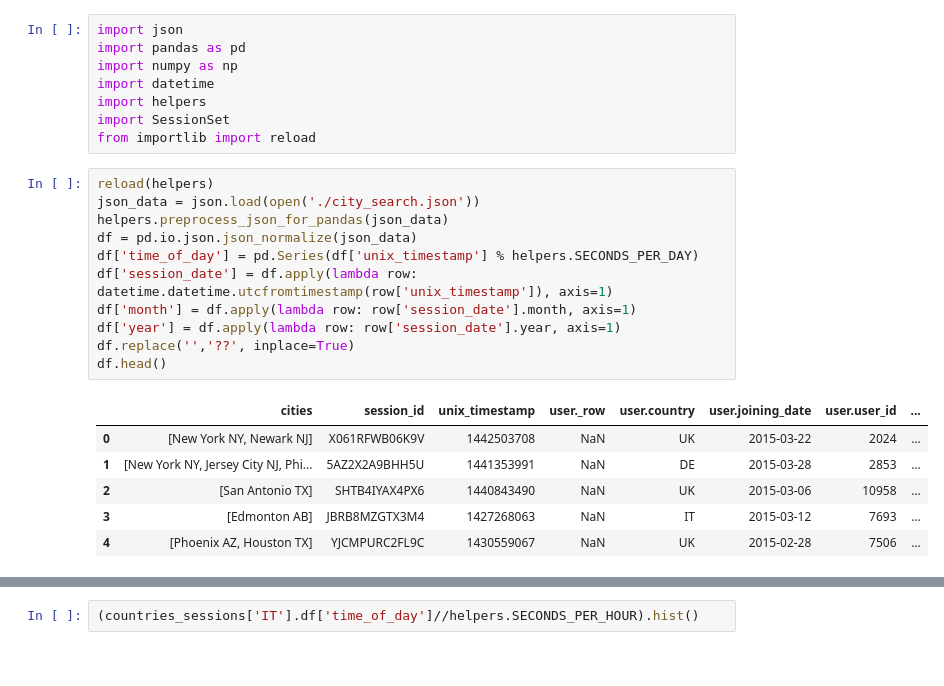
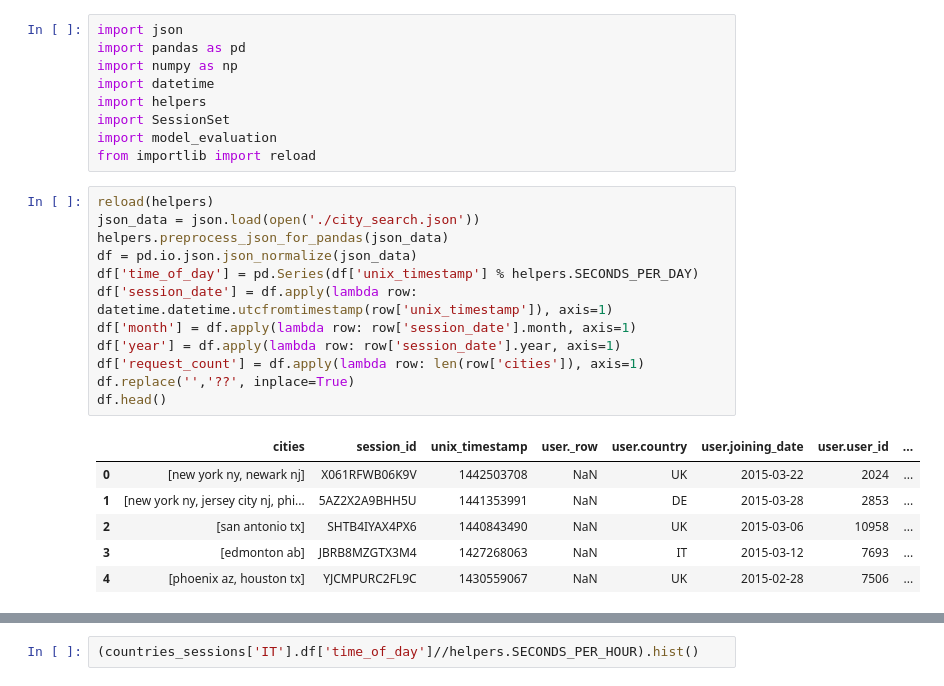
Before and after one commit to asutcl/mtl-xyz, a Jupyter notebook: Coveo Technical Challenge.ipynb, the cells around one changed output, grey strips where cells are left out. Saved outputs shown, nothing was run; the diff lists cells and outputs as text.

```diff
--- a/Coveo Technical Challenge.ipynb
+++ b/Coveo Technical Challenge.ipynb
@@ -5,22 +5,24 @@ import numpy as np
 import datetime
 import helpers
 import SessionSet
+import model_evaluation
 from importlib import reload
 # %%
 reload(helpers)
 json_data = json.load(open('./city_search.json'))
 helpers.preprocess_json_for_pandas(json_data)
 df = pd.io.json.json_normalize(json_data)
 df['time_of_day'] = pd.Series(df['unix_timestamp'] % helpers.SECONDS_PER_DAY)
 df['session_date'] = df.apply(lambda row: datetime.datetime.utcfromtimestamp(row['unix_timestamp']), axis=1)
 df['month'] = df.apply(lambda row: row['session_date'].month, axis=1)
 df['year'] = df.apply(lambda row: row['session_date'].year, axis=1)
+df['request_count'] = df.apply(lambda row: len(row['cities']), axis=1)
 df.replace('','??', inplace=True)
 df.head()
 # %% [output]
 |  | cities | session_id | unix_timestamp | user._row | user.country | user.joining_date | user.user_id | ... |
-| 0 | [New York NY, Newark NJ] | X061RFWB06K9V | 1442503708 | NaN | UK | 2015-03-22 | 2024 | ... |
-| 1 | [New York NY, Jersey City NJ, Phi... | 5AZ2X2A9BHH5U | 1441353991 | NaN | DE | 2015-03-28 | 2853 | ... |
-| 2 | [San Antonio TX] | SHTB4IYAX4PX6 | 1440843490 | NaN | UK | 2015-03-06 | 10958 | ... |
-| 3 | [Edmonton AB] | JBRB8MZGTX3M4 | 1427268063 | NaN | IT | 2015-03-12 | 7693 | ... |
-| 4 | [Phoenix AZ, Houston TX] | YJCMPURC2FL9C | 1430559067 | NaN | UK | 2015-02-28 | 7506 | ... |
+| 0 | [new york ny, newark nj] | X061RFWB06K9V | 1442503708 | NaN | UK | 2015-03-22 | 2024 | ... |
+| 1 | [new york ny, jersey city nj, phi... | 5AZ2X2A9BHH5U | 1441353991 | NaN | DE | 2015-03-28 | 2853 | ... |
+| 2 | [san antonio tx] | SHTB4IYAX4PX6 | 1440843490 | NaN | UK | 2015-03-06 | 10958 | ... |
+| 3 | [edmonton ab] | JBRB8MZGTX3M4 | 1427268063 | NaN | IT | 2015-03-12 | 7693 | ... |
+| 4 | [phoenix az, houston tx] | YJCMPURC2FL9C | 1430559067 | NaN | UK | 2015-02-28 | 7506 | ... |
```
Also changed, not shown: parts of 9 cells of this notebook, 3 other files.
